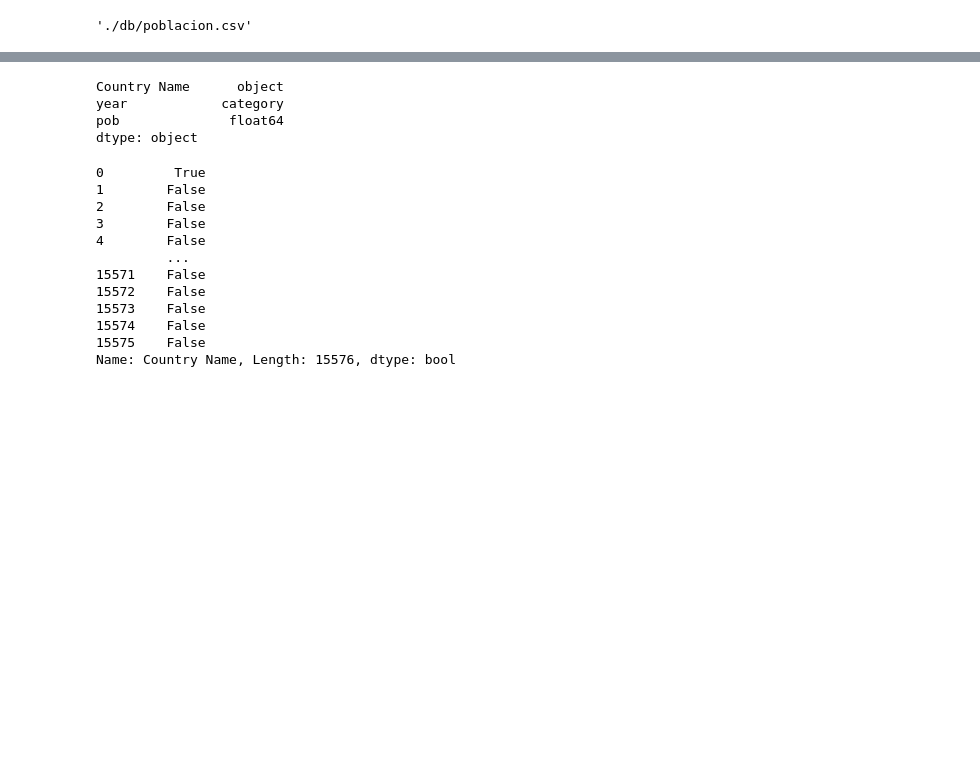
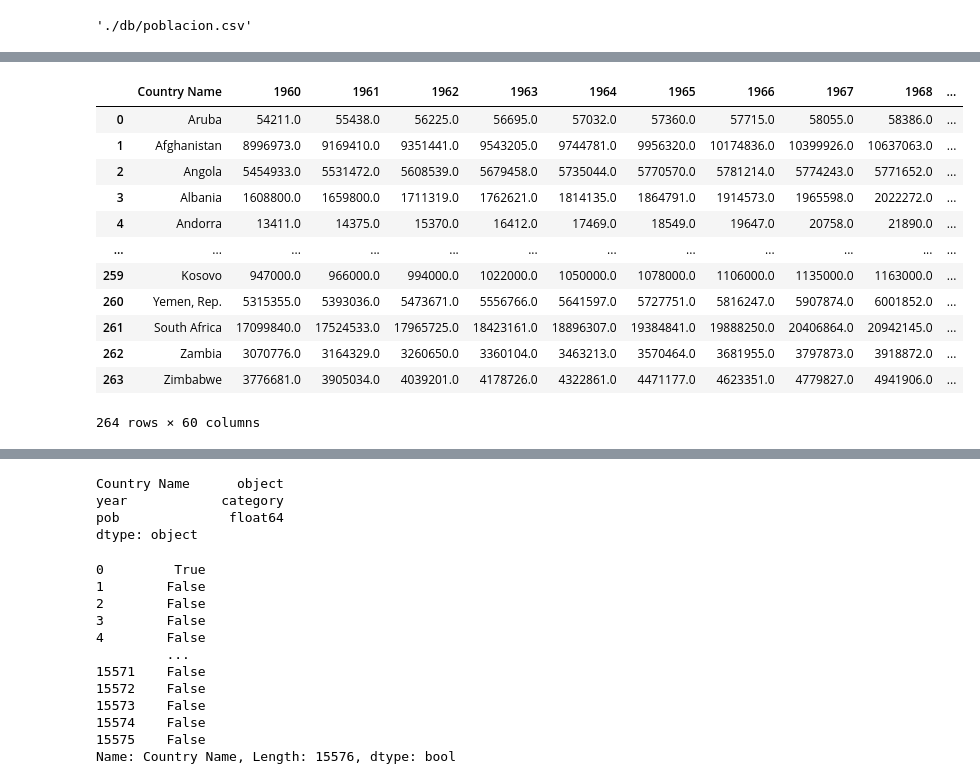
Before and after one commit to eocode/Software-development-and-Data-Science, a Jupyter notebook: learn/DataScience/Pandas/Codes/6 - Multi indices.ipynb, the cells around one changed output, grey strips where cells are left out. Cells and saved outputs as stored; diff of their text form; code cells hidden in the pictures; blank space fills up the shorter version.

```diff
--- a/learn/DataScience/Pandas/Codes/6 - Multi indices.ipynb
+++ b/learn/DataScience/Pandas/Codes/6 - Multi indices.ipynb
@@ -19,6 +19,22 @@ df.head()
 5 rows × 64 columns
 # %%
 df = df.drop(columns=['Country Code','Indicator Name','Indicator Code','2019'])
+# %%
+df
+# %% [output]
+|  | Country Name | 1960 | 1961 | 1962 | 1963 | 1964 | 1965 | 1966 | 1967 | 1968 | ... |
+| 0 | Aruba | 54211.0 | 55438.0 | 56225.0 | 56695.0 | 57032.0 | 57360.0 | 57715.0 | 58055.0 | 58386.0 | ... |
+| 1 | Afghanistan | 8996973.0 | 9169410.0 | 9351441.0 | 9543205.0 | 9744781.0 | 9956320.0 | 10174836.0 | 10399926.0 | 10637063.0 | ... |
+| 2 | Angola | 5454933.0 | 5531472.0 | 5608539.0 | 5679458.0 | 5735044.0 | 5770570.0 | 5781214.0 | 5774243.0 | 5771652.0 | ... |
+| 3 | Albania | 1608800.0 | 1659800.0 | 1711319.0 | 1762621.0 | 1814135.0 | 1864791.0 | 1914573.0 | 1965598.0 | 2022272.0 | ... |
+| 4 | Andorra | 13411.0 | 14375.0 | 15370.0 | 16412.0 | 17469.0 | 18549.0 | 19647.0 | 20758.0 | 21890.0 | ... |
+| ... | ... | ... | ... | ... | ... | ... | ... | ... | ... | ... | ... |
+| 259 | Kosovo | 947000.0 | 966000.0 | 994000.0 | 1022000.0 | 1050000.0 | 1078000.0 | 1106000.0 | 1135000.0 | 1163000.0 | ... |
+| 260 | Yemen, Rep. | 5315355.0 | 5393036.0 | 5473671.0 | 5556766.0 | 5641597.0 | 5727751.0 | 5816247.0 | 5907874.0 | 6001852.0 | ... |
+| 261 | South Africa | 17099840.0 | 17524533.0 | 17965725.0 | 18423161.0 | 18896307.0 | 19384841.0 | 19888250.0 | 20406864.0 | 20942145.0 | ... |
+| 262 | Zambia | 3070776.0 | 3164329.0 | 3260650.0 | 3360104.0 | 3463213.0 | 3570464.0 | 3681955.0 | 3797873.0 | 3918872.0 | ... |
+| 263 | Zimbabwe | 3776681.0 | 3905034.0 | 4039201.0 | 4178726.0 | 4322861.0 | 4471177.0 | 4623351.0 | 4779827.0 | 4941906.0 | ... |
+264 rows × 60 columns
 # %%
 df = pd.melt(df, id_vars=["Country Name"],
                      var_name="year", value_name="pob")
```
Also changed, not shown: parts of 2 cells of this notebook, 2 other files.
